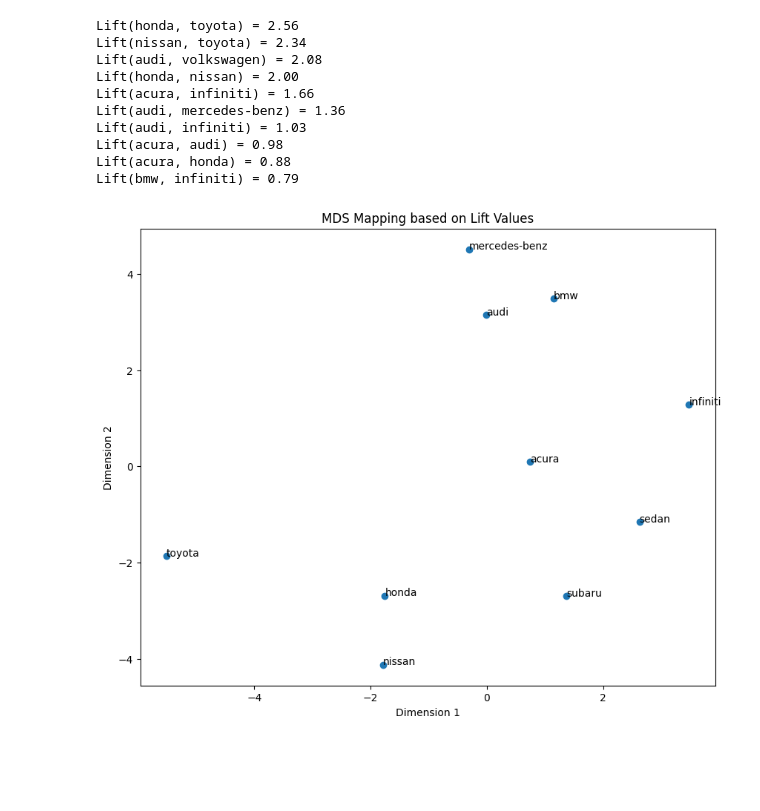
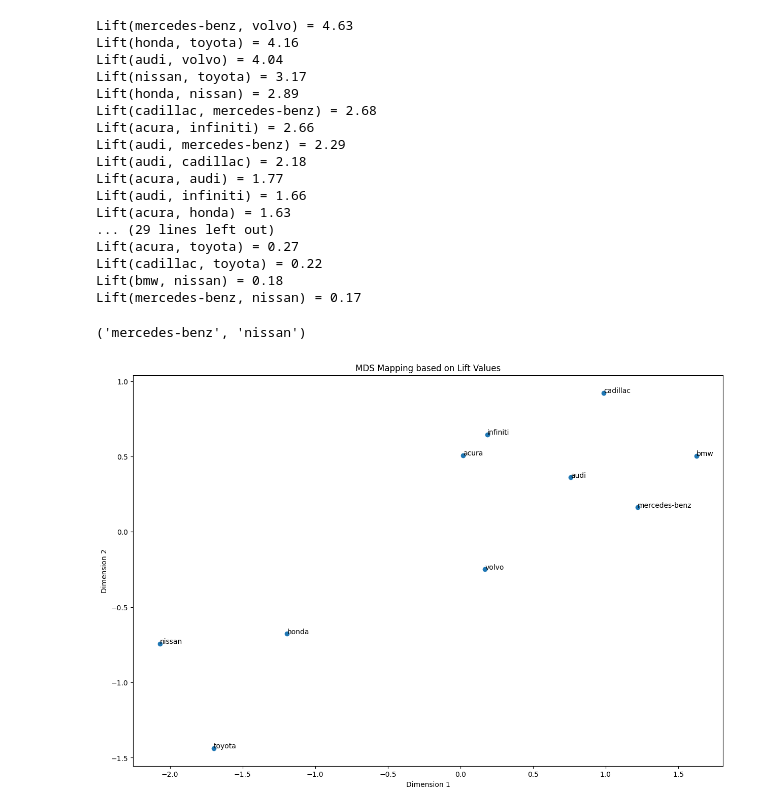
Before and after one commit to raithal98/edmunds-brand-association, a Jupyter notebook: B_C.ipynb, the cells around one changed output. Saved outputs shown, nothing was run; the diff lists cells and outputs as text; code cells hidden in the pictures; blank space fills up the shorter version.

Commit message:
scraping more data and altering co_mentions

```diff
--- a/B_C.ipynb
+++ b/B_C.ipynb
@@ -136,6 +137,7 @@ for _, row in df.iterrows():
 
     # Keep track of previously mentioned brands in the current post
     mentioned_brands_in_post = set()
+    co_brands_in_post= set()
 
     for i, word in enumerate(words):
         if word in top_10_list:
@@ -152,6 +154,12 @@ for _, row in df.iterrows():
                         # Increment co-mention count for the pair of brands (both directions)
                         co_mentions[word][words[j]] += 1
                         co_mentions[words[j]][word] += 1  # Symmetric update
+            elif word not in co_brands_in_post:
+                for j in range(i + 1, min(i + 7, len(words))):  # Change '6' to your desired separation limit
+                    if words[j] in top_10_list:
+                        # Increment co-mention count for the pair of brands (both directions)
+                        co_mentions[word][words[j]] += 1
+                        co_mentions[words[j]][word] += 1
 
 # Calculate total number of posts
 total_posts = len(df)
@@ -173,25 +181,38 @@ for brand1 in top_10_list:
 sorted_lift_ratios = sorted(lift_ratios.items(), key=lambda x: x[1], reverse=True)
 
 # Print the top 10 unique lift ratios and associated brand pairs
-for (brand1, brand2), lift_ratio in sorted_lift_ratios[:10]:
+for (brand1, brand2), lift_ratio in sorted_lift_ratios[:50]:
     print(f'Lift({brand1}, {brand2}) = {lift_ratio:.2f}')
 # %% [output]
-Lift(honda, toyota) = 2.56
-Lift(nissan, toyota) = 2.34
-Lift(audi, volkswagen) = 2.08
-Lift(honda, nissan) = 2.00
-Lift(acura, infiniti) = 1.66
-Lift(audi, mercedes-benz) = 1.36
-Lift(audi, infiniti) = 1.03
-Lift(acura, audi) = 0.98
-Lift(acura, honda) = 0.88
-Lift(bmw, infiniti) = 0.79
+Lift(mercedes-benz, volvo) = 4.63
+Lift(honda, toyota) = 4.16
+Lift(audi, volvo) = 4.04
+Lift(nissan, toyota) = 3.17
+Lift(honda, nissan) = 2.89
+Lift(cadillac, mercedes-benz) = 2.68
+Lift(acura, infiniti) = 2.66
+Lift(audi, mercedes-benz) = 2.29
+Lift(audi, cadillac) = 2.18
+Lift(acura, audi) = 1.77
+Lift(audi, infiniti) = 1.66
+Lift(acura, honda) = 1.63
+... (29 lines left out)
+Lift(acura, toyota) = 0.27
+Lift(cadillac, toyota) = 0.22
+Lift(bmw, nissan) = 0.18
+Lift(mercedes-benz, nissan) = 0.17
+# %%
+sorted_lift_ratios[44][0]
+# %% [output]
+('mercedes-benz', 'nissan')
 # %%
 # Create a new tuple with the desired changes
-updated_tuple = (sorted_lift_ratios[44][0], 0.1)
+# updated_tuple = (sorted_lift_ratios[44][0], 0.1)
+# # updated_tuple = sorted_lift_ratios[44][0]
 
-# Create a new list with the updated tuple
-sorted_lift_ratios = sorted_lift_ratios[:44] + [updated_tuple] + sorted_lift_ratios[44 + 1:]
+
+# # Create a new list with the updated tuple
+# sorted_lift_ratios = sorted_lift_ratios[:44] + [updated_tuple] + sorted_lift_ratios[44 + 1:]
 
 
 
@@ -210,32 +231,32 @@ brands = list(brands)
 # Create an empty dissimilarity matrix
 n = len(brands)
 dissimilarity_matrix = np.zeros((n, n))
 
 # Fill the dissimilarity matrix with lift values
 for i in range(n):
     for j in range(n):
         if i != j:
             brand_pair = (brands[i], brands[j])
             # Find the lift value for the brand pair
             for lift_item, lift_value in sorted_lift_ratios:
                 if brand_pair == lift_item or brand_pair == lift_item[::-1]:
                     dissimilarity_matrix[i, j] = 1 / lift_value  # You may need to adjust this scaling
                     break
 
 # Initialize the MDS model
 mds = MDS(n_components=2, dissimilarity="precomputed")
 
 # Fit the data and perform MDS mapping
 mds_result = mds.fit_transform(dissimilarity_matrix)
 
 # Plot the MDS results with labels
-plt.figure(figsize=(10, 8))
+plt.figure(figsize=(15, 10))
 plt.scatter(mds_result[:, 0], mds_result[:, 1])
 for i, brand in enumerate(brands):
     plt.annotate(brand, (mds_result[i, 0], mds_result[i, 1]))
 plt.title("MDS Mapping based on Lift Values")
 plt.xlabel("Dimension 1")
 plt.ylabel("Dimension 2")
 plt.show()
 # %% [output]
-[figure, old version]
+[figure, new version]
```
Also changed, not shown: parts of 4 cells of this notebook, 2 other files.
